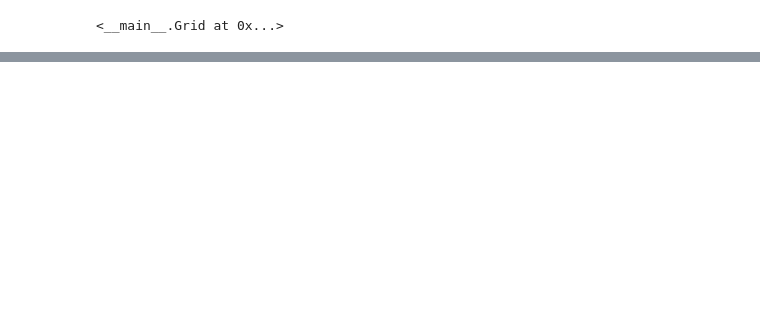
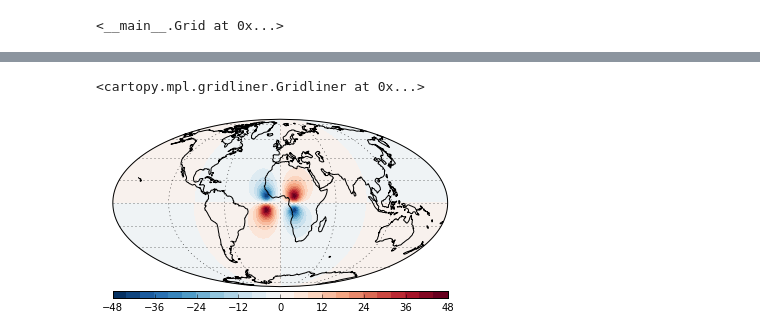
Before and after one commit to fatiando/prototypes, a Jupyter notebook: grid-class.ipynb, the cells around one changed output, grey strips where cells are left out. Cells and saved outputs as stored; diff of their text form; code cells hidden in the pictures; blank space fills up the shorter version.

```diff
--- a/grid-class.ipynb
+++ b/grid-class.ipynb
@@ -184,0 +207,2 @@ g.reproject(crs.Mollweide()).contourf('data')
+# %%
+model = [Tesseroid(-15, 15, -5, 5, 0, -500e03, {'density': 2600})]
@@ -184,0 +214,9 @@ g.reproject(crs.Mollweide()).contourf('data')
+# %%
+proj = grid.set_projection(crs.Geodetic()).reproject(crs.Mollweide())
+# %%
+proj.contourf('gxy', colorbar='horizontal', levels=30)
+mpl.gca().coastlines()
+mpl.gca().gridlines()
+# %% [output]
+<cartopy.mpl.gridliner.Gridliner at 0x...>
+[figure, added]
```
Also changed, not shown: parts of 19 cells of this notebook.
